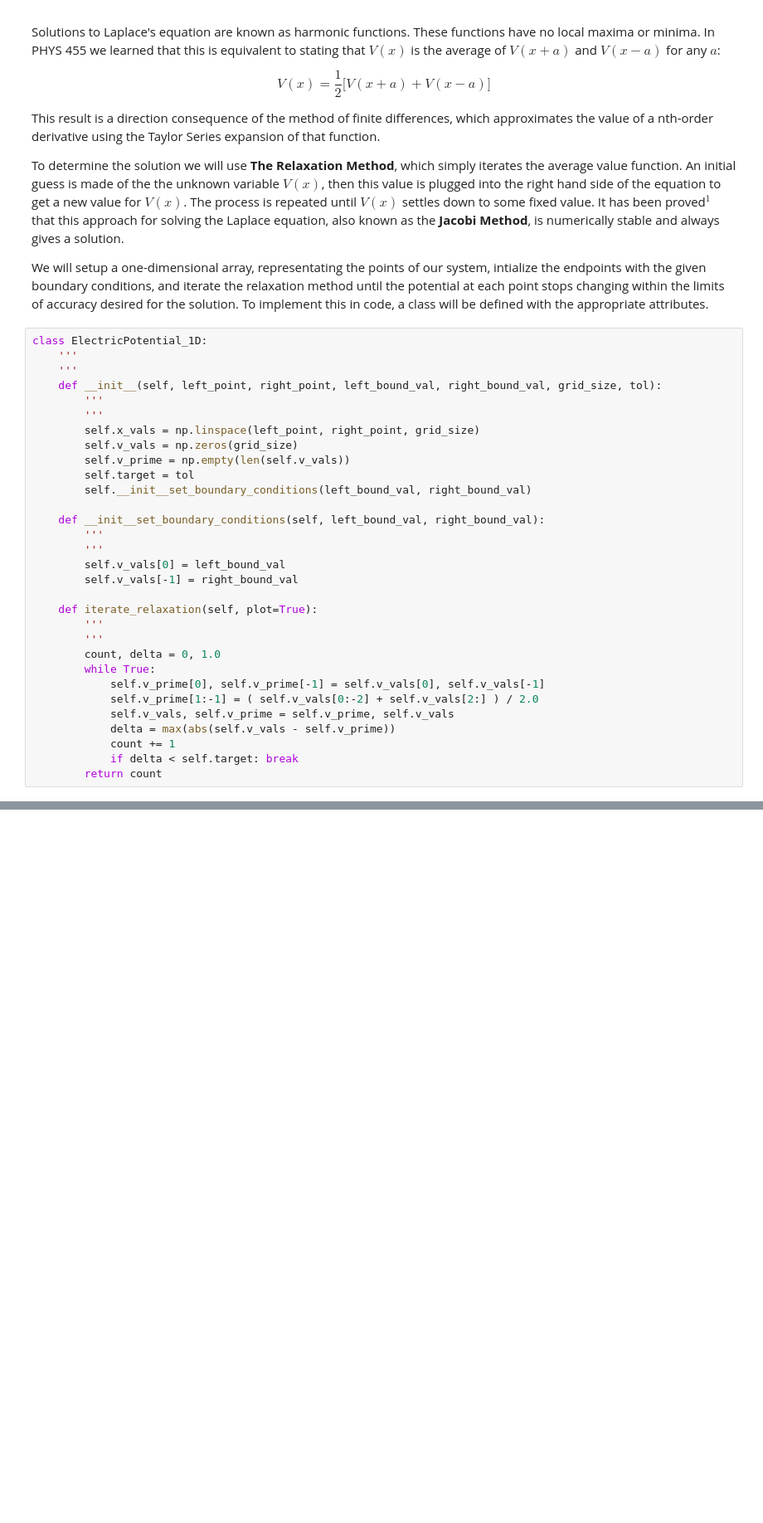
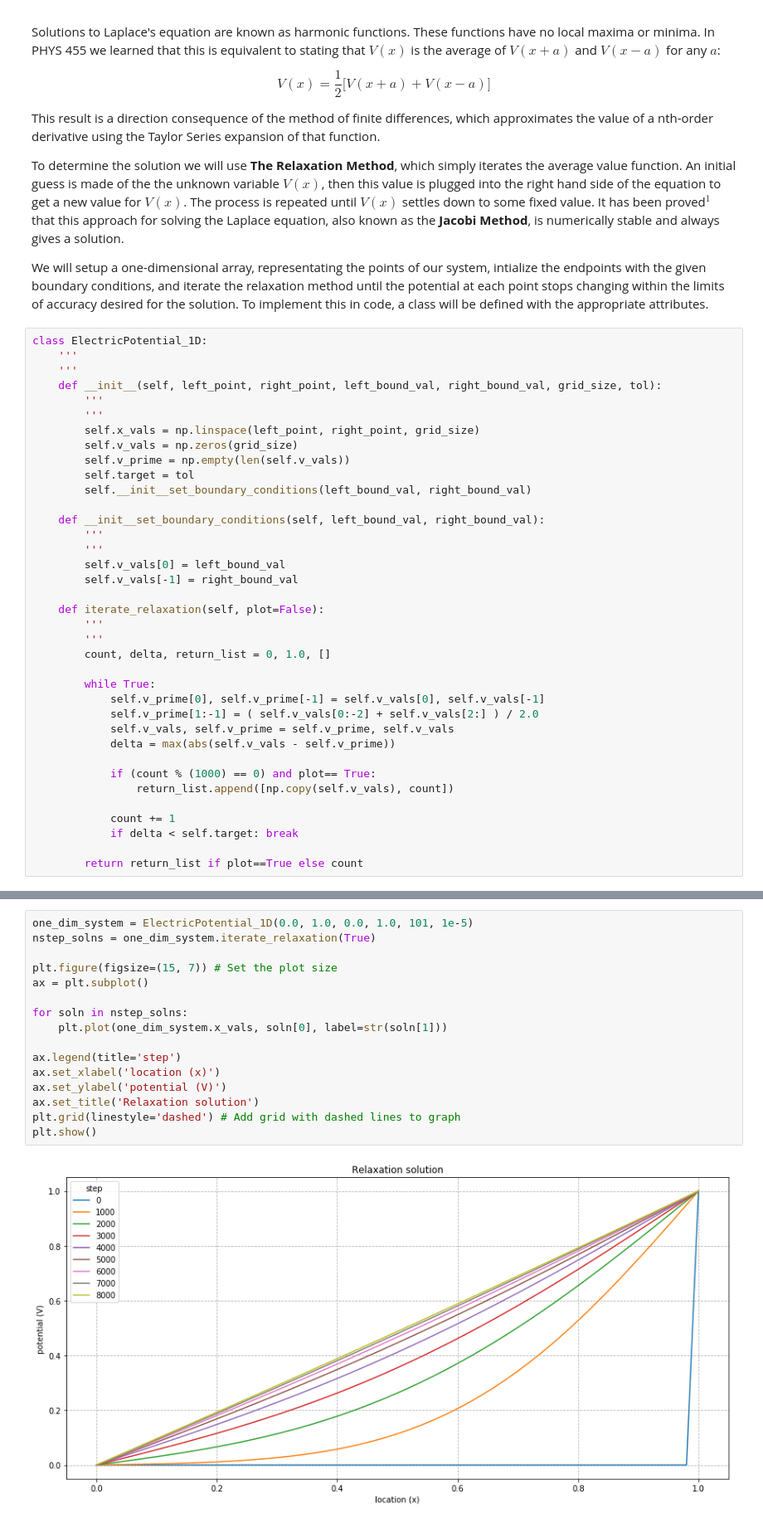
Before and after one commit to kennethsharman/PHYS_481, a Jupyter notebook: Exams/Midterm.ipynb, the cells around one changed output, grey strips where cells are left out. Shown at 83% size. Cells and saved outputs as stored; diff of their text form; blank space fills up the shorter version.

```diff
--- a/Exams/Midterm.ipynb
+++ b/Exams/Midterm.ipynb
@@ -70,15 +70,21 @@ class ElectricPotential_1D:
         self.v_vals[0] = left_bound_val
         self.v_vals[-1] = right_bound_val
 
-    def iterate_relaxation(self, plot=True):
+    def iterate_relaxation(self, plot=False):
         '''
         '''
-        count, delta = 0, 1.0
+        count, delta, return_list = 0, 1.0, []
+
         while True:
             self.v_prime[0], self.v_prime[-1] = self.v_vals[0], self.v_vals[-1]
             self.v_prime[1:-1] = ( self.v_vals[0:-2] + self.v_vals[2:] ) / 2.0
             self.v_vals, self.v_prime = self.v_prime, self.v_vals
             delta = max(abs(self.v_vals - self.v_prime))
+
+            if (count % (1000) == 0) and plot== True:
+                return_list.append([np.copy(self.v_vals), count])
+
             count += 1
             if delta < self.target: break
-        return count
+
+        return return_list if plot==True else count
@@ -88,0 +91,18 @@ num_iterations = one_dim_system.iterate_relaxation()
+# %%
+one_dim_system = ElectricPotential_1D(0.0, 1.0, 0.0, 1.0, 101, 1e-5)
+nstep_solns = one_dim_system.iterate_relaxation(True)
+
+plt.figure(figsize=(15, 7)) # Set the plot size
+ax = plt.subplot()
+
+for soln in nstep_solns:
+    plt.plot(one_dim_system.x_vals, soln[0], label=str(soln[1]))
+
+ax.legend(title='step')
+ax.set_xlabel('location (x)')
+ax.set_ylabel('potential (V)')
+ax.set_title('Relaxation solution')
+plt.grid(linestyle='dashed') # Add grid with dashed lines to graph
+plt.show()
+# %% [output]
+[figure, added]
```
Also changed, not shown: parts of 3 cells of this notebook.
